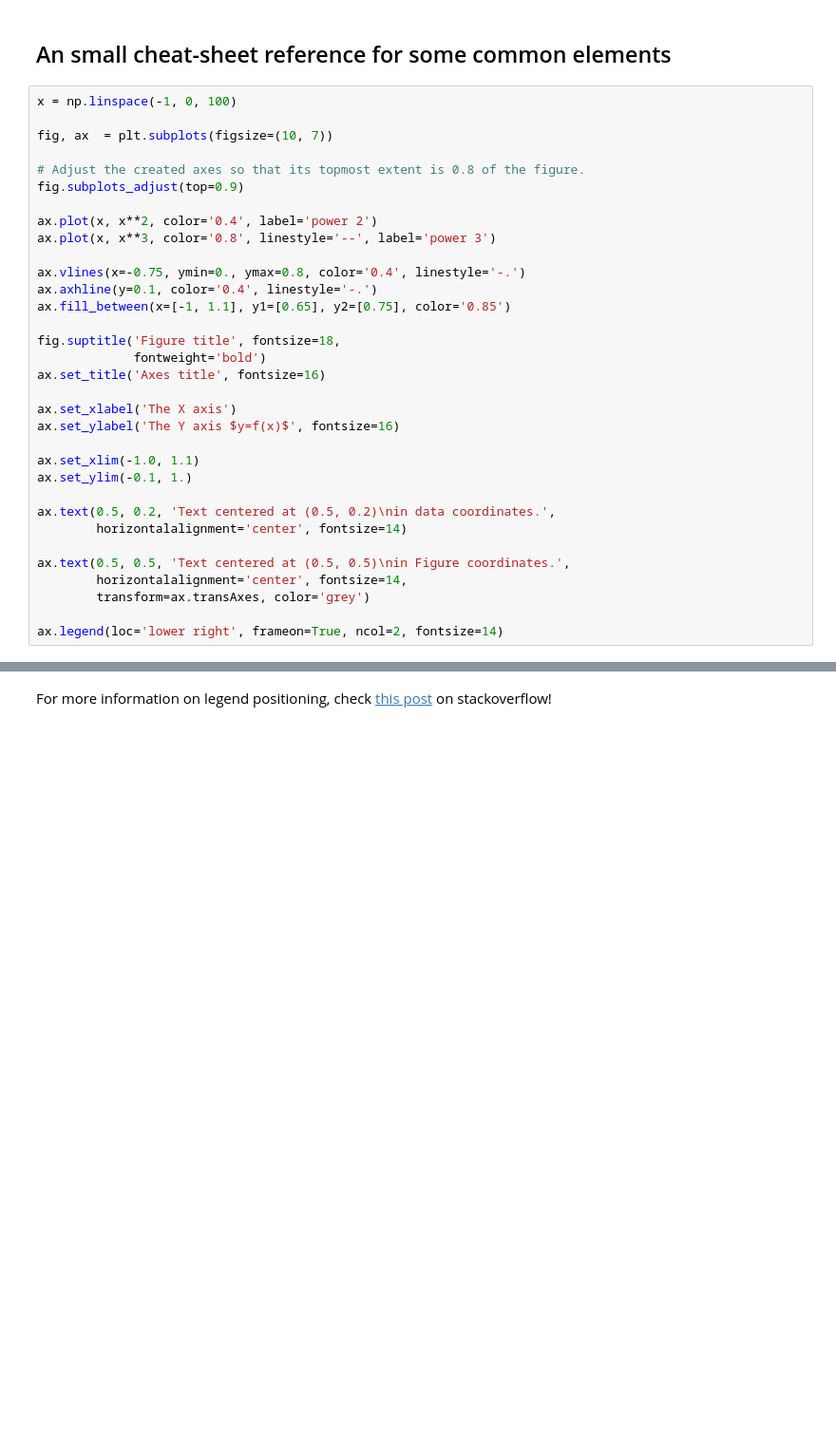
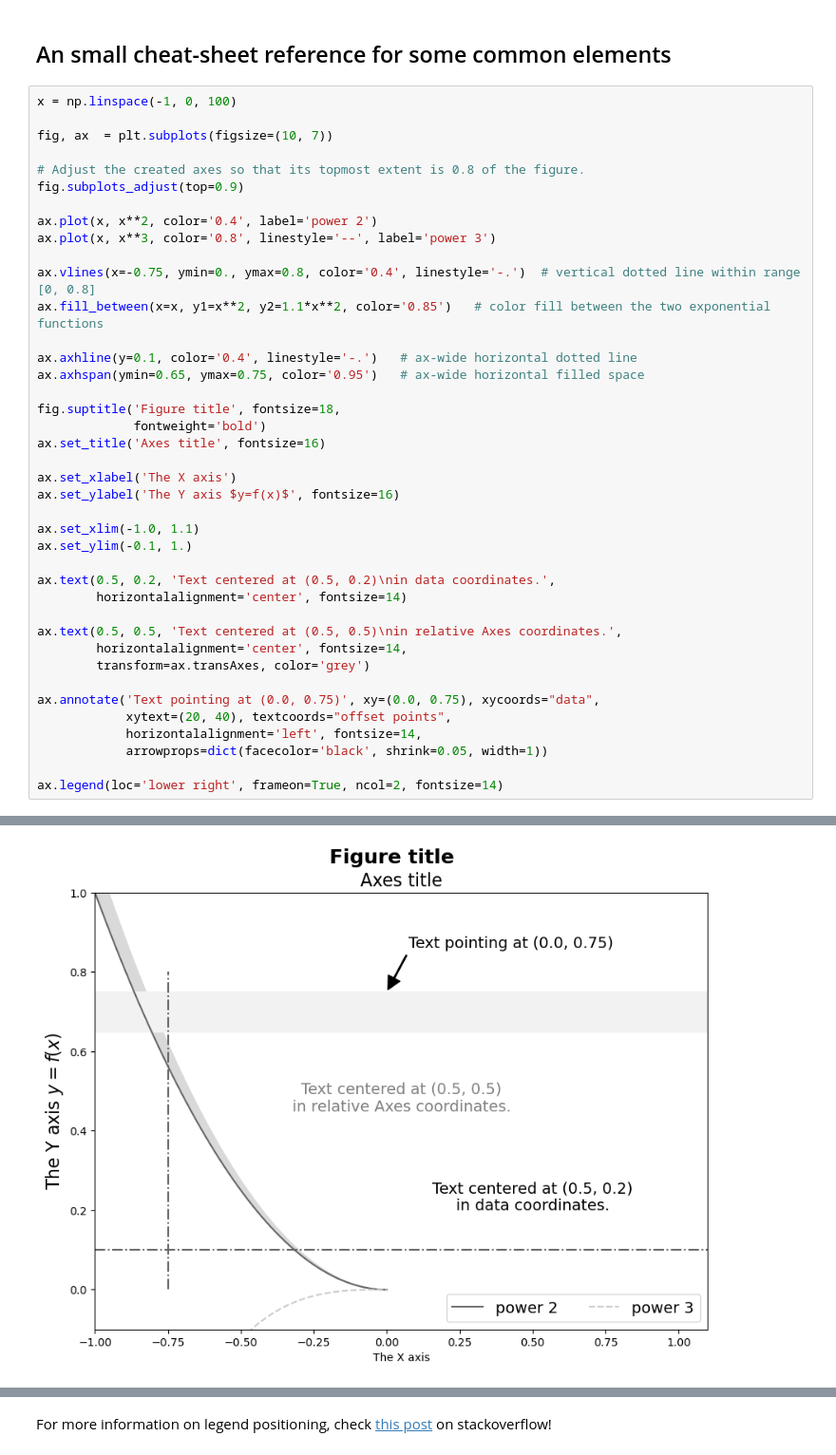
Before and after one commit to jorisvandenbossche/course-python-geospatial, a Jupyter notebook: notebooks/visualization-01-matplotlib.ipynb, the cells around one changed output, grey strips where cells are left out. Shown at 95% size. Drawn from its saved outputs; the diff is of its cells as text; blank space fills up the shorter version.

```diff
--- a/notebooks/visualization-01-matplotlib.ipynb
+++ b/notebooks/visualization-01-matplotlib.ipynb
@@ -112,9 +126,11 @@ fig.subplots_adjust(top=0.9)
 ax.plot(x, x**2, color='0.4', label='power 2')
 ax.plot(x, x**3, color='0.8', linestyle='--', label='power 3')
 
-ax.vlines(x=-0.75, ymin=0., ymax=0.8, color='0.4', linestyle='-.')
-ax.axhline(y=0.1, color='0.4', linestyle='-.')
-ax.fill_between(x=[-1, 1.1], y1=[0.65], y2=[0.75], color='0.85')
+ax.vlines(x=-0.75, ymin=0., ymax=0.8, color='0.4', linestyle='-.')  # vertical dotted line within range [0, 0.8]
+ax.fill_between(x=x, y1=x**2, y2=1.1*x**2, color='0.85')   # color fill between the two exponential functions
+
+ax.axhline(y=0.1, color='0.4', linestyle='-.')   # ax-wide horizontal dotted line
+ax.axhspan(ymin=0.65, ymax=0.75, color='0.95')   # ax-wide horizontal filled space
 
 fig.suptitle('Figure title', fontsize=18,
              fontweight='bold')
@@ -129,8 +145,14 @@ ax.set_ylim(-0.1, 1.)
 ax.text(0.5, 0.2, 'Text centered at (0.5, 0.2)\nin data coordinates.',
         horizontalalignment='center', fontsize=14)
 
-ax.text(0.5, 0.5, 'Text centered at (0.5, 0.5)\nin Figure coordinates.',
+ax.text(0.5, 0.5, 'Text centered at (0.5, 0.5)\nin relative Axes coordinates.',
         horizontalalignment='center', fontsize=14,
         transform=ax.transAxes, color='grey')
 
+ax.annotate('Text pointing at (0.0, 0.75)', xy=(0.0, 0.75), xycoords="data",
+            xytext=(20, 40), textcoords="offset points",
+            horizontalalignment='left', fontsize=14,
+            arrowprops=dict(facecolor='black', shrink=0.05, width=1))
+
 ax.legend(loc='lower right', frameon=True, ncol=2, fontsize=14)
+# %% [output]
@@ -137,3 +160,4 @@ ax.legend(loc='lower right', frameon=True, ncol=2, fontsize=14)
+[figure, added]
 # %% [markdown]
 Adjusting specific parts of a plot is a matter of accessing the correct element of the plot:
 
```
Also changed, not shown: parts of 18 cells of this notebook, 15 other files.
